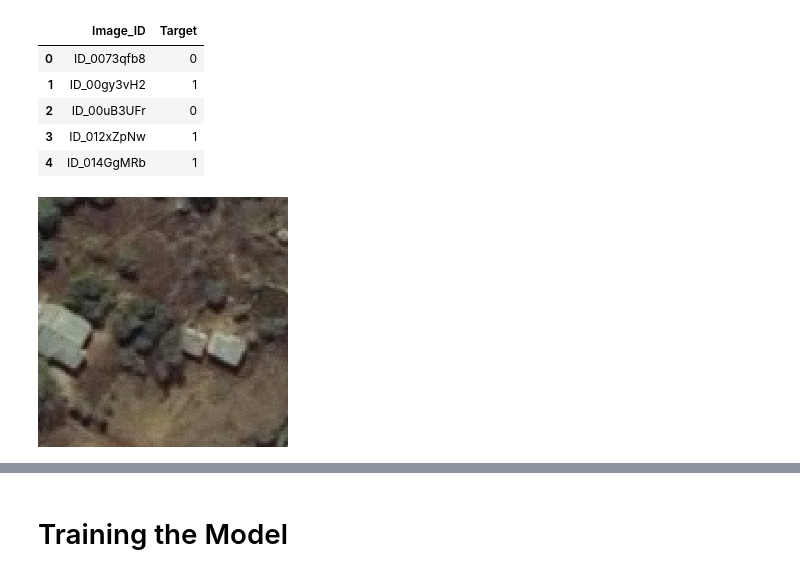
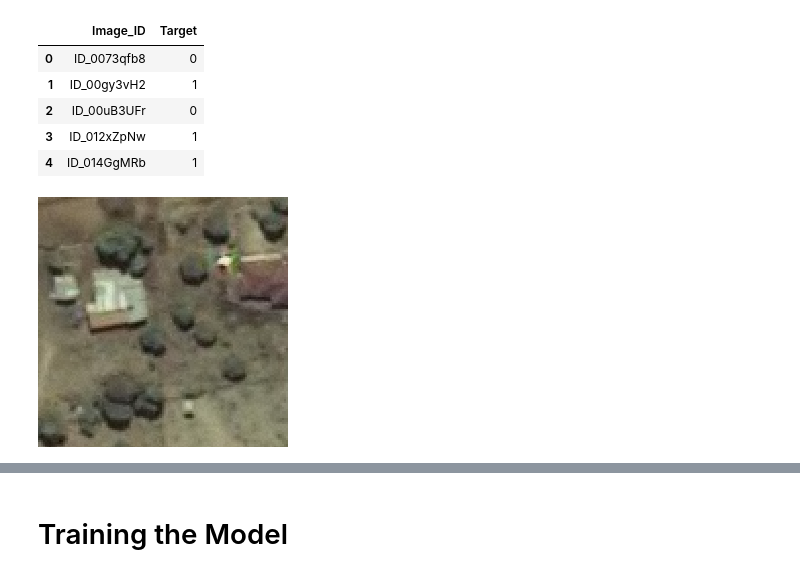
Before and after one commit to JONNY-ME/zindi-RSI, a Jupyter notebook: StarterNB_RoadSegment.ipynb, the cells around one changed output, grey strips where cells are left out. Cells and saved outputs as stored; diff of their text form; code cells hidden in the pictures.

```diff
--- a/StarterNB_RoadSegment.ipynb
+++ b/StarterNB_RoadSegment.ipynb
@@ -34,8 +37,8 @@ train.head()
 | 3 | ID_012xZpNw | 1 |
 | 4 | ID_014GgMRb | 1 |
 # %%
-Image.open('Images/ID_0073qfb8.tif') # View one image and check the files are present
+Image.open('Images/ID_01c6i2wd.tif') # View one image and check the files are present
 # %% [output]
-[figure, old version]
+[figure, new version]
 # %%
 # Create the dataloaders
```
Also changed, not shown: parts of 9 cells of this notebook.
